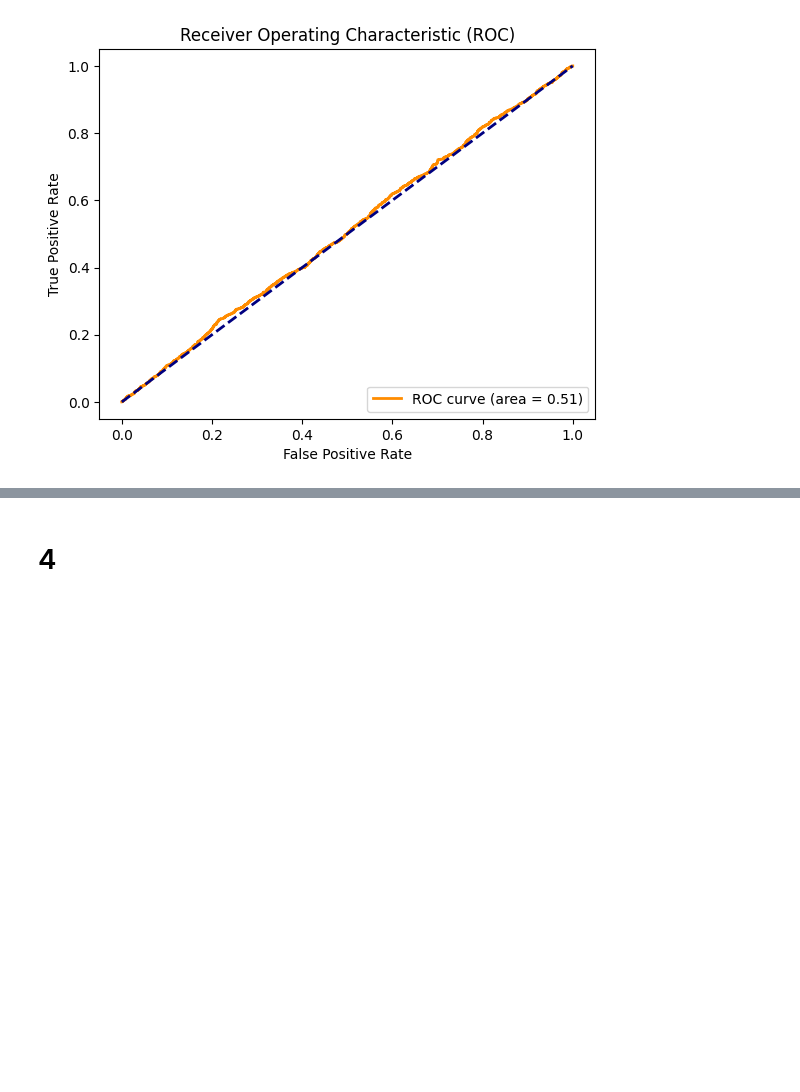
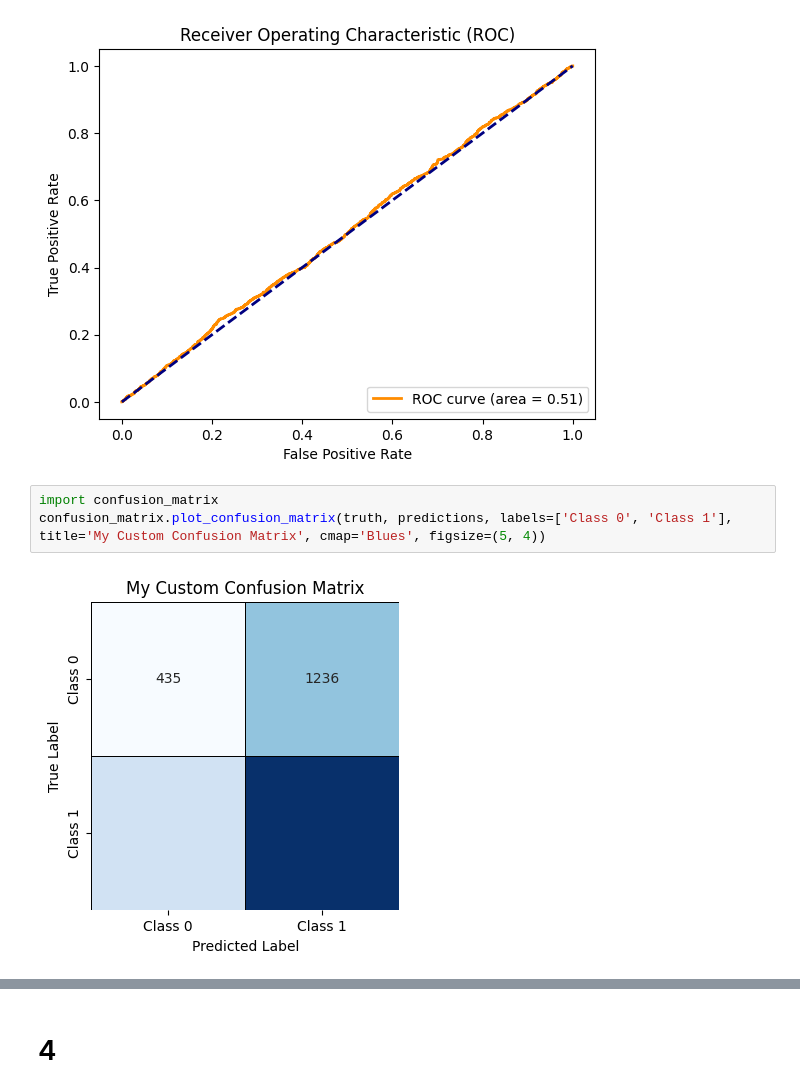
Before and after one commit to rajhaq/AP2-Social-media-data-for-better-local-forecasts, a Jupyter notebook: bootcamp/AP2/Day2/06TestModel.ipynb, the cells around one changed output, grey strips where cells are left out. Drawn from its saved outputs; the diff is of its cells as text; blank space fills up the shorter version.

```diff
--- a/bootcamp/AP2/Day2/06TestModel.ipynb
+++ b/bootcamp/AP2/Day2/06TestModel.ipynb
@@ -582,6 +595,11 @@ plt.legend(loc="lower right")
 plt.show()
 # %% [output]
 [figure]
+# %%
+import confusion_matrix
+confusion_matrix.plot_confusion_matrix(truth, predictions, labels=['Class 0', 'Class 1'], title='My Custom Confusion Matrix', cmap='Blues', figsize=(5, 4))
+# %% [output]
+[figure, added]
 # %%
 from sklearn.metrics import confusion_matrix
 
```
Also changed, not shown: parts of 23 cells of this notebook, 5 other files.
